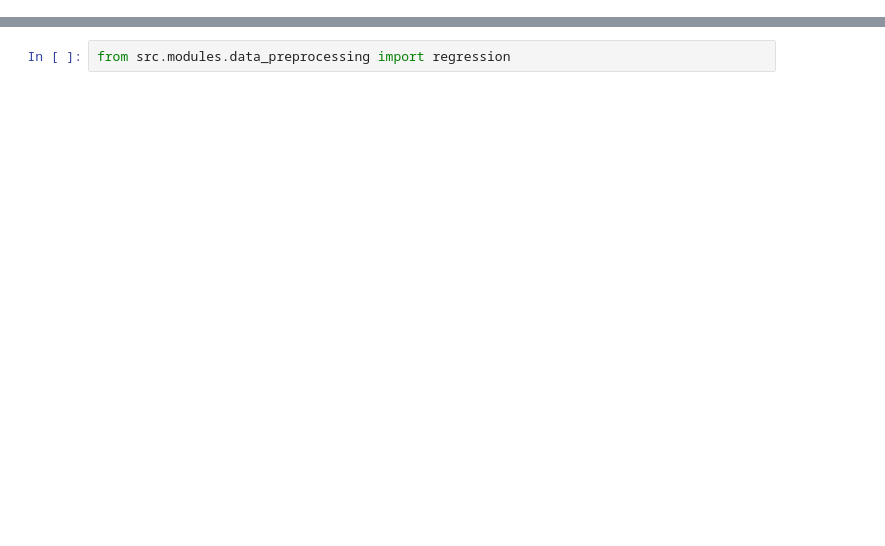
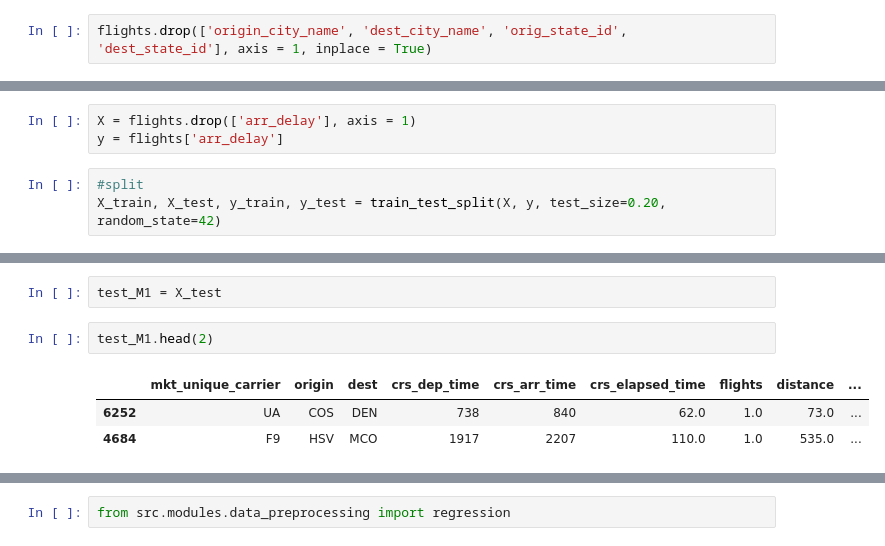
Before and after one commit to BRCanada/Flight-Delay-Prediction, a Jupyter notebook: Model_1.ipynb, the cells around one changed output, grey strips where cells are left out. Drawn from its saved outputs; the diff is of its cells as text; blank space fills up the shorter version.

```diff
--- a/Model_1.ipynb
+++ b/Model_1.ipynb
@@ -13,0 +163,2 @@ warnings.filterwarnings('ignore')
+# %%
+flights.drop(['origin_city_name', 'dest_city_name', 'orig_state_id', 'dest_state_id'], axis = 1, inplace = True)
@@ -13,0 +171,6 @@ warnings.filterwarnings('ignore')
+# %%
+X = flights.drop(['arr_delay'], axis = 1)
+y = flights['arr_delay']
+# %%
+#split
+X_train, X_test, y_train, y_test = train_test_split(X, y, test_size=0.20, random_state=42)
@@ -13,0 +299,8 @@ warnings.filterwarnings('ignore')
+# %%
+test_M1 = X_test
+# %%
+test_M1.head(2)
+# %% [output]
+|  | mkt_unique_carrier | origin | dest | crs_dep_time | crs_arr_time | crs_elapsed_time | flights | distance | ... |
+| 6252 | UA | COS | DEN | 738 | 840 | 62.0 | 1.0 | 73.0 | ... |
+| 4684 | F9 | HSV | MCO | 1917 | 2207 | 110.0 | 1.0 | 535.0 | ... |
```
Also changed, not shown: parts of 92 cells of this notebook, 10 other files.
